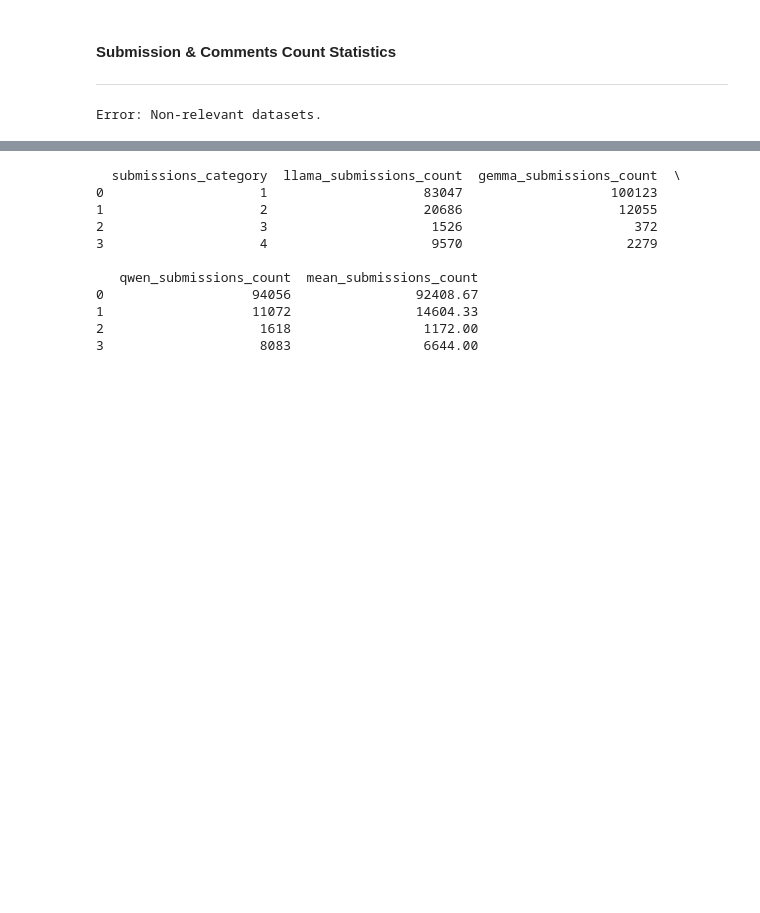
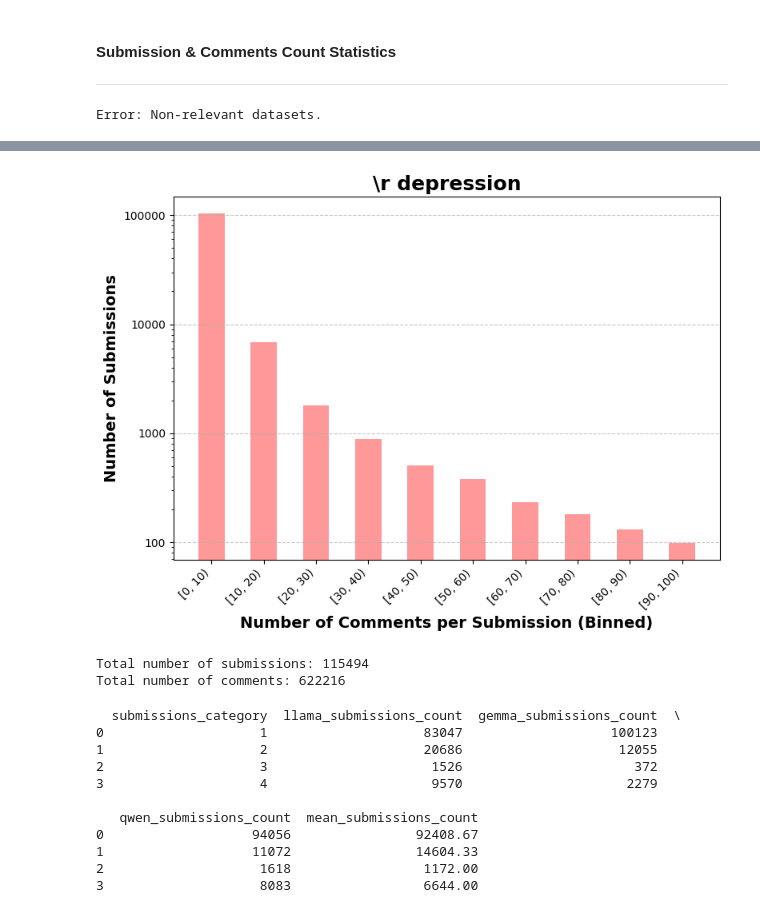
Before and after one commit to kiki3177/Suicide-Subreddits-Support-Dynamics, a Jupyter notebook: posts_categorization/stats.ipynb, the cells around one changed output, grey strips where cells are left out. Drawn from its saved outputs; the diff is of its cells as text; code cells hidden in the pictures; blank space fills up the shorter version.

```diff
--- a/posts_categorization/stats.ipynb
+++ b/posts_categorization/stats.ipynb
@@ -77,3 +85,9 @@ Total number of comments: 622216
+# %%
+analyze_submission_comment_distributions(concatenated_depression_linked, 'depression')
+# %% [output]
+[figure, added]
+Total number of submissions: 115494
+Total number of comments: 622216
 # %%
 def generate_category_statistics(year, subreddit_name, type, categ_methods=['llama', 'gemma', 'qwen']):
     if type == 'submissions':
```
Also changed, not shown: parts of 10 cells of this notebook, 13 other files.
